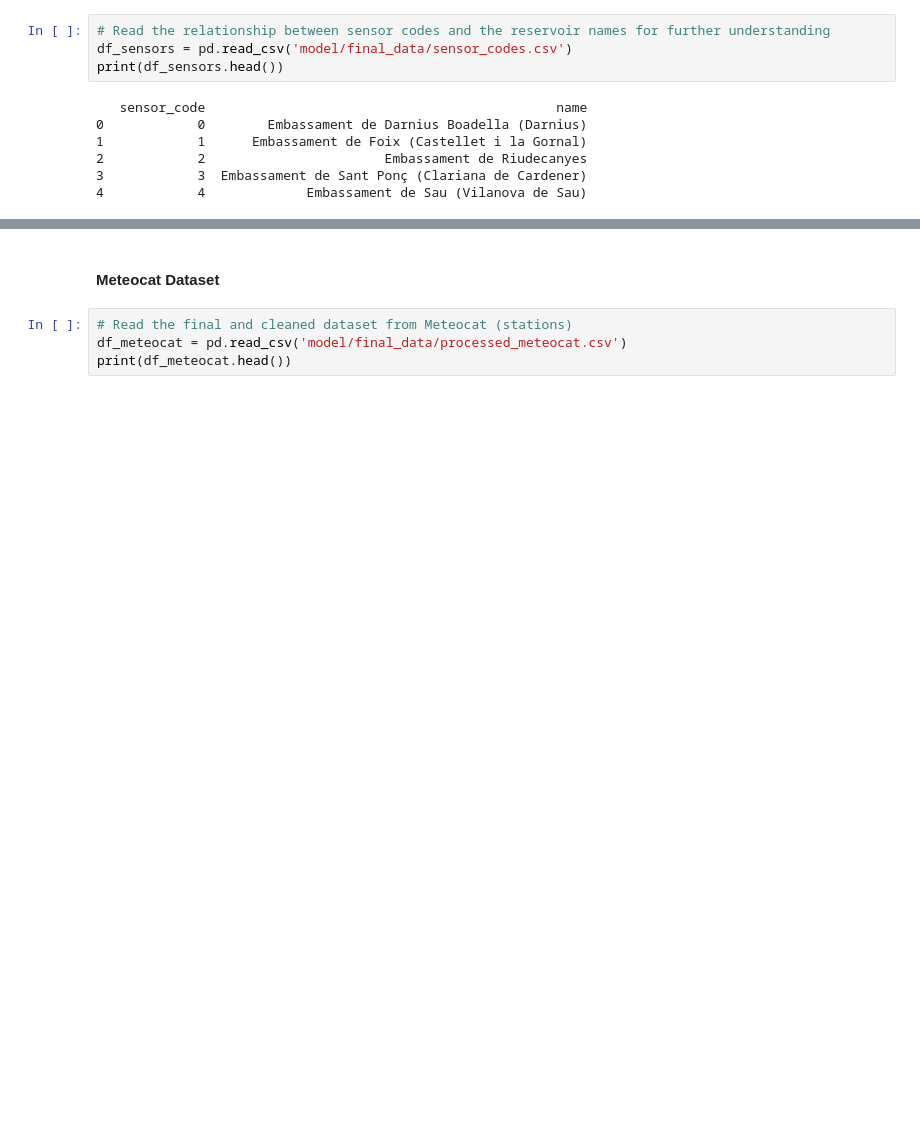
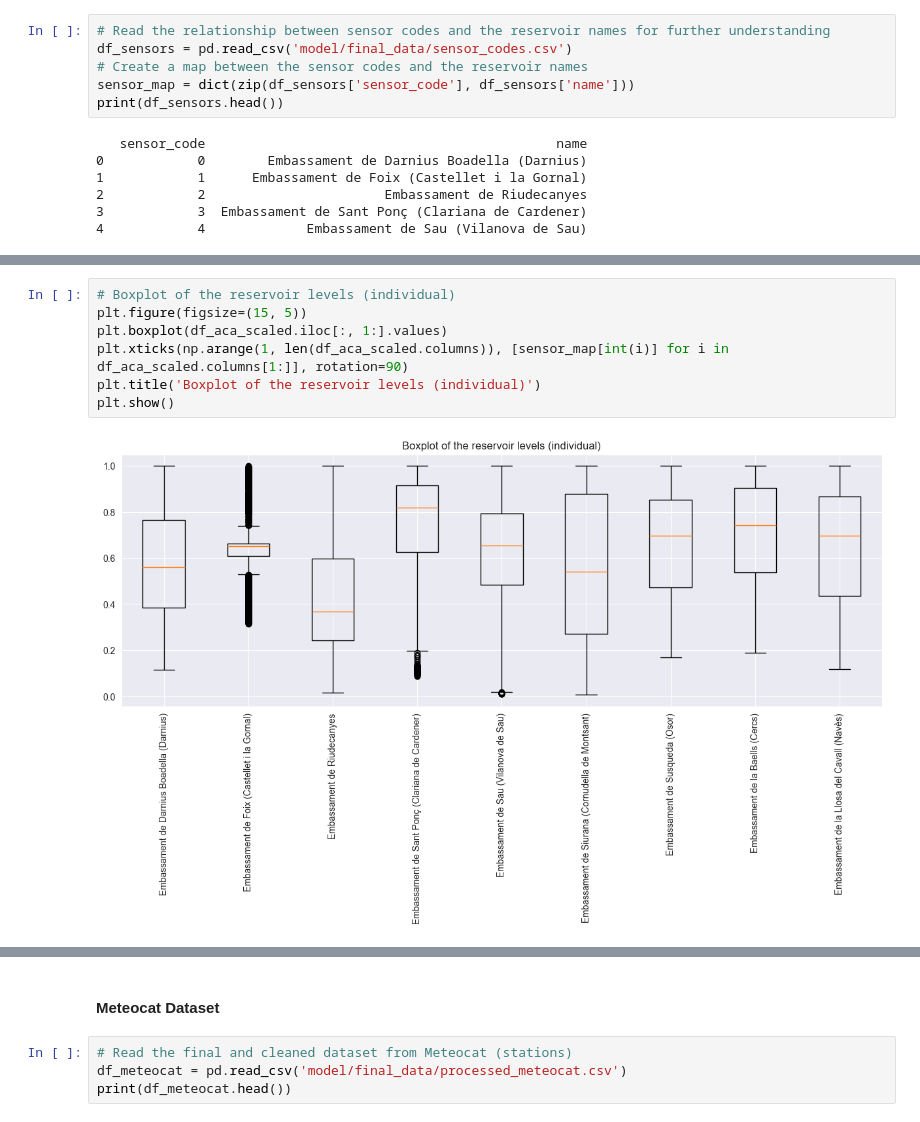
Before and after one commit to arnausanz/arnausanz.github.io, a Jupyter notebook: EDA.ipynb, the cells around one changed output, grey strips where cells are left out. Drawn from its saved outputs; the diff is of its cells as text; blank space fills up the shorter version.

```diff
--- a/EDA.ipynb
+++ b/EDA.ipynb
@@ -25,6 +27,8 @@ print(df_aca.head())
 # %%
 # Read the relationship between sensor codes and the reservoir names for further understanding
 df_sensors = pd.read_csv('model/final_data/sensor_codes.csv')
+# Create a map between the sensor codes and the reservoir names
+sensor_map = dict(zip(df_sensors['sensor_code'], df_sensors['name']))
 print(df_sensors.head())
 # %% [output]
    sensor_code                                             name
@@ -62,0 +70,9 @@ df_aca.describe()
+# %%
+# Boxplot of the reservoir levels (individual)
+plt.figure(figsize=(15, 5))
+plt.boxplot(df_aca_scaled.iloc[:, 1:].values)
+plt.xticks(np.arange(1, len(df_aca_scaled.columns)), [sensor_map[int(i)] for i in df_aca_scaled.columns[1:]], rotation=90)
+plt.title('Boxplot of the reservoir levels (individual)')
+plt.show()
+# %% [output]
+[figure, added]
```
Also changed, not shown: parts of 20 cells of this notebook, 4 other files.
